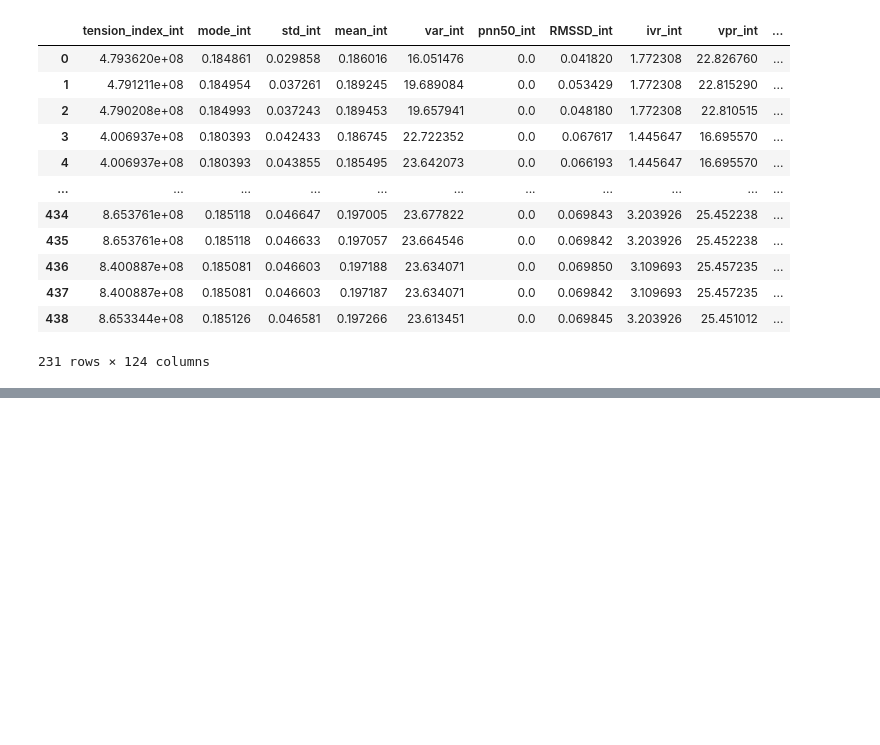
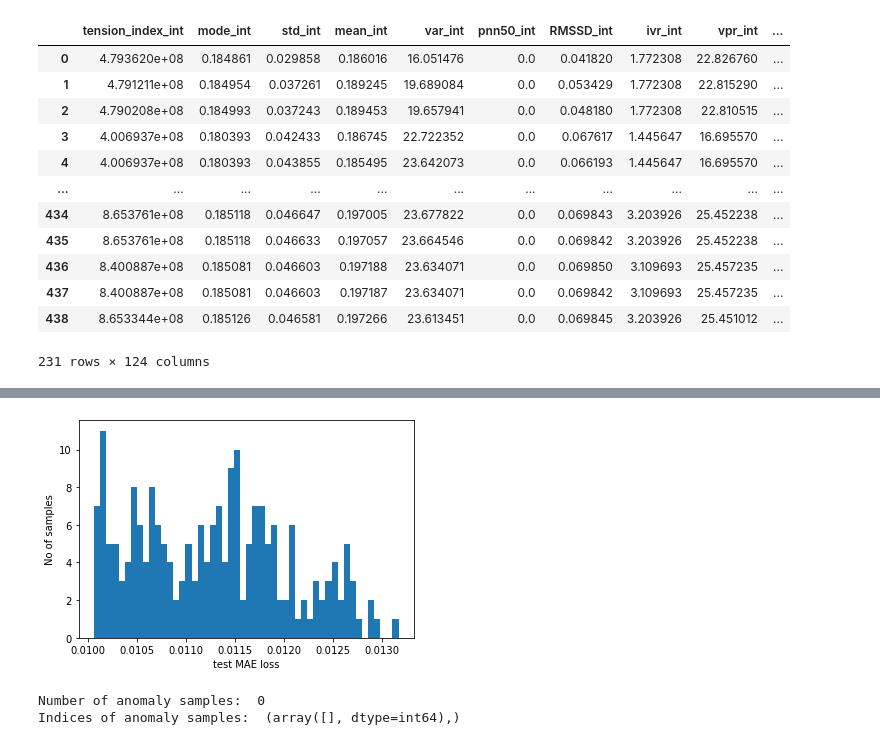
Before and after one commit to OnlyOneUseAcc/CardioSpike, a Jupyter notebook: models/autoencoder_model.ipynb, the cells around one changed output, grey strips where cells are left out. Saved outputs shown, nothing was run; the diff lists cells and outputs as text; code cells hidden in the pictures; blank space fills up the shorter version.

```diff
--- a/models/autoencoder_model.ipynb
+++ b/models/autoencoder_model.ipynb
@@ -127,2 +174,18 @@ array([    0,     1,     2, ..., 10397, 10398, 10399])
+# %%
+test_mae_loss = np.mean(np.abs(pred.reshape(-1, 50) - test_copy.iloc[:, 24:74].values), axis=1)
+test_mae_loss = test_mae_loss.reshape((-1))
+plt.hist(test_mae_loss, bins=50)
+plt.xlabel("test MAE loss")
+plt.ylabel("No of samples")
+plt.show()
+# %% [output]
+[figure, added]
+# %%
+anomalies = test_mae_loss > threshold
+print("Number of anomaly samples: ", np.sum(anomalies))
+print("Indices of anomaly samples: ", np.where(anomalies))
+# %% [output]
+Number of anomaly samples:  0
+Indices of anomaly samples:  (array([], dtype=int64),)
 # %%
 chel = 15
```
Also changed, not shown: parts of 12 cells of this notebook.
